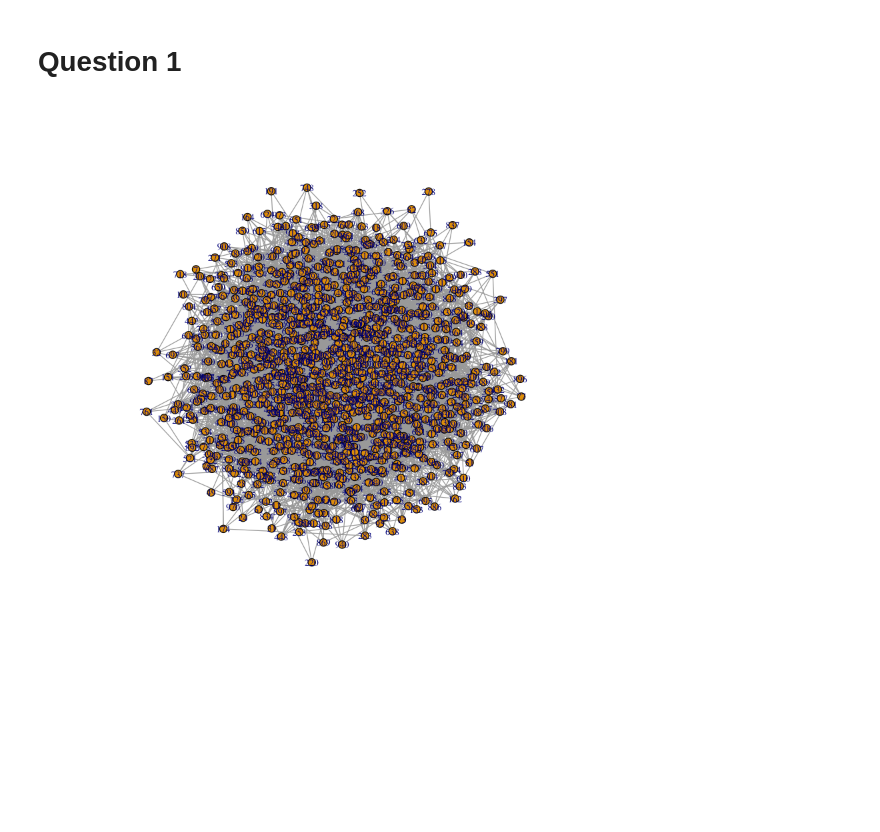
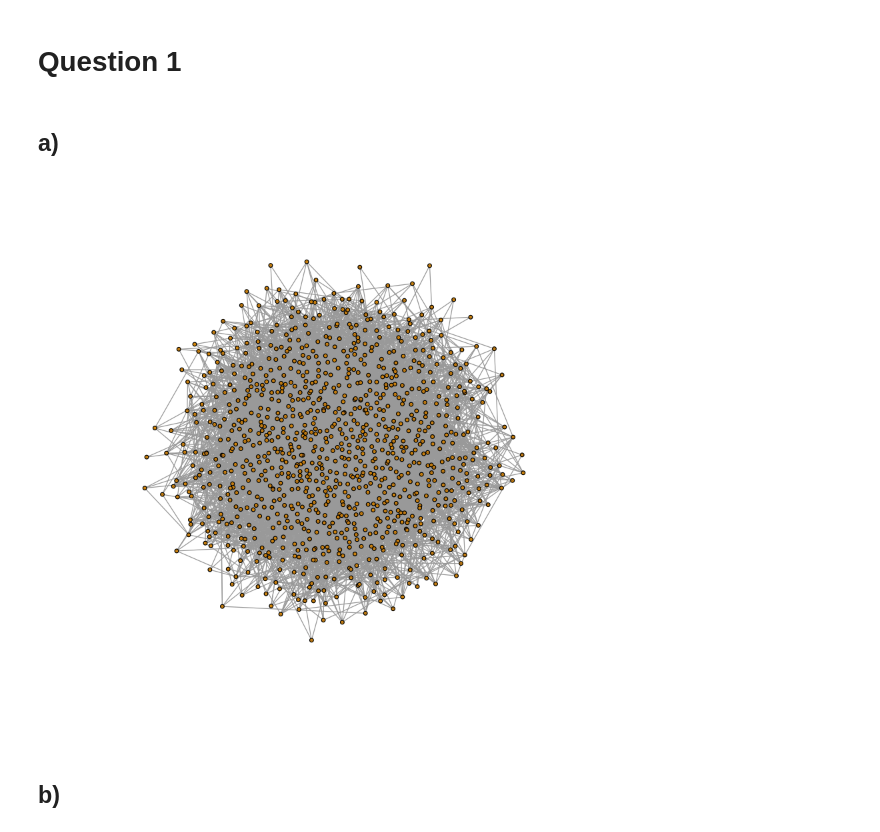
Before and after one commit to popo0293/232-P1, a Jupyter notebook: Project_1_Part_2.ipynb, the cells around one changed output. Drawn from its saved outputs; the diff is of its cells as text; code cells hidden in the pictures; blank space fills up the shorter version.

```diff
--- a/Project_1_Part_2.ipynb
+++ b/Project_1_Part_2.ipynb
@@ -5,2 +22,4 @@ library('pracma')
 # %% [markdown]
 # Question 1
+# %% [markdown]
+## a)
@@ -7,8 +55,10 @@ library('pracma')
 # %%
 set.seed(1)
 # %%
-g1 <- random.graph.game(1000, p = 0.01, directed = F)
+g_q1 <- random.graph.game(1000, p = 0.01, directed = F)
 # %%
-plot(g1,vertex.size=4, vertex.label.cex=0.7)
+plot(g_q1,vertex.size=2, vertex.label.cex=0.1)
 # %% [output]
-[figure, old version]
+[figure, new version]
+# %% [markdown]
+## b)
```
Also changed, not shown: parts of 9 cells of this notebook.
